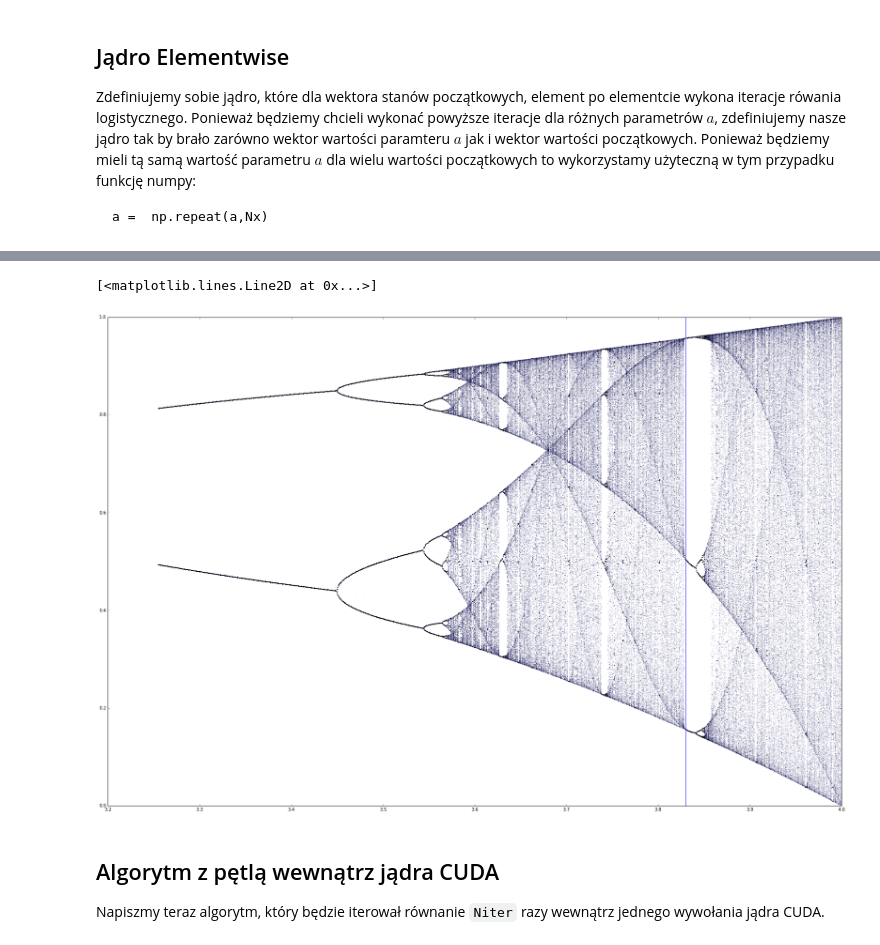
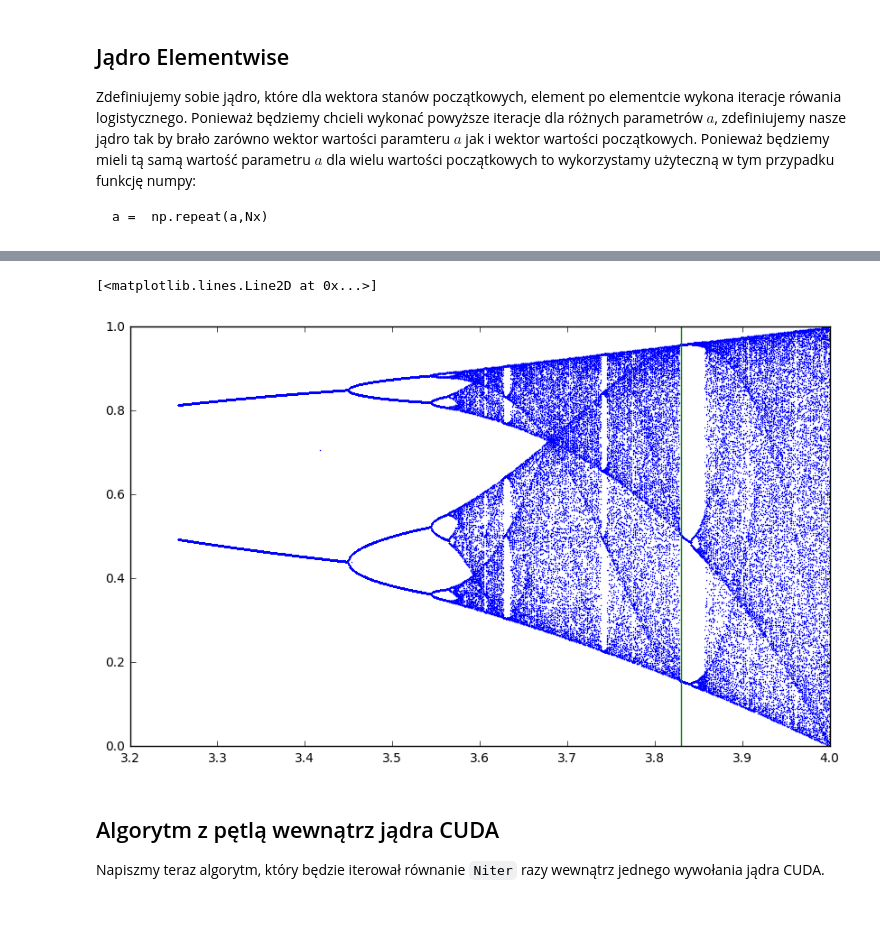
Before and after one commit to marcinofulus/PR2014, a Jupyter notebook: CUDA/iCSE_PR_Rownanie_Logistyczne.ipynb, the cells around one changed output, grey strips where cells are left out. Drawn from its saved outputs; the diff is of its cells as text; code cells hidden in the pictures; blank space fills up the shorter version.

```diff
--- a/CUDA/iCSE_PR_Rownanie_Logistyczne.ipynb
+++ b/CUDA/iCSE_PR_Rownanie_Logistyczne.ipynb
@@ -79,11 +74,13 @@ Wall time: 5.92 ms
 # %%
-plt.figure(num=1, figsize=(30, 20))
-every = 1
-plt.plot(a[::every],x[::every],'ob',markersize=1,alpha=0.1)
+
+plt.figure(num=1, figsize=(10, 6))
+
+every = 10
+plt.plot(a[::every],x[::every],'.',markersize=1)
 plt.plot([3.83,3.83],[0,1])
 # %% [output]
 [<matplotlib.lines.Line2D at 0x...>]
-[figure, old version]
+[figure, new version]
 # %% [markdown]
 ## Algorytm z pętlą wewnątrz jądra CUDA
 
```
Also changed, not shown: parts of 18 cells of this notebook, 16 other files.
